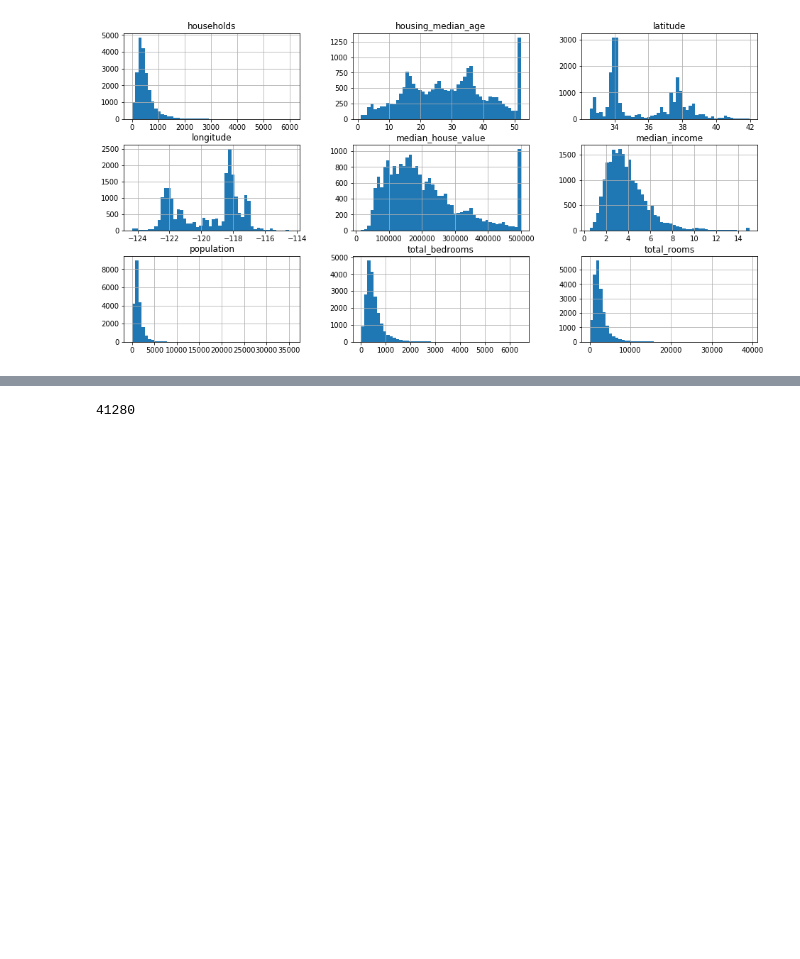
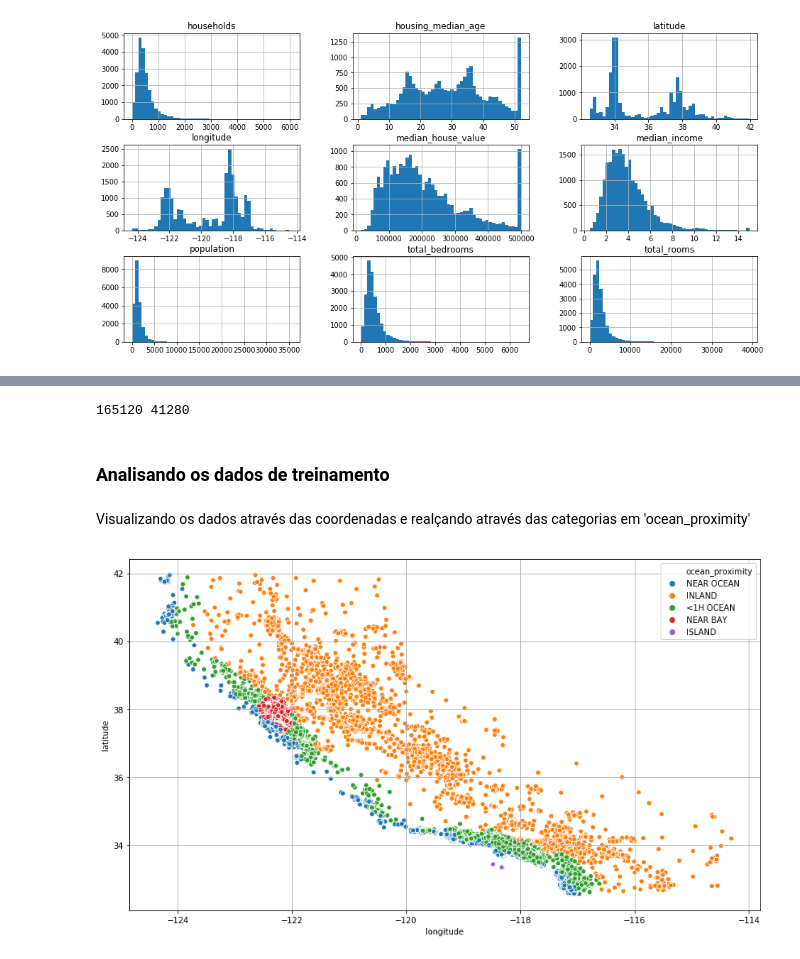
Before and after one commit to paulojunqueira/Python-Projects-and-Studies, a Jupyter notebook: Hands-On Machine Learning With Scikit-Lern and Tensorflow Book Exercises/Capitulo 2.ipynb, the cells around one changed output, grey strips where cells are left out. Drawn from its saved outputs; the diff is of its cells as text; code cells hidden in the pictures; blank space fills up the shorter version.

```diff
--- a/Hands-On Machine Learning With Scikit-Lern and Tensorflow Book Exercises/Capitulo 2.ipynb
+++ b/Hands-On Machine Learning With Scikit-Lern and Tensorflow Book Exercises/Capitulo 2.ipynb
@@ -104,4 +98,16 @@ train_set.size
-# %%
-test_set.size
-# %% [output]
-41280
+# %%
+print(train_set.size, test_set.size)
+# %% [output]
+165120 41280
+# %% [markdown]
+### Analisando os dados de treinamento
+# %%
+housing = train_set.copy()
+# %% [markdown]
+Visualizando os dados através das coordenadas e realçando através das categorias em 'ocean_proximity'
+# %%
+plt.figure(figsize = (14, 8))
+sns.scatterplot(x = 'longitude', y = 'latitude', data = housing, hue ='ocean_proximity')
+plt.grid()
+# %% [output]
+[figure, added]
```
Also changed, not shown: parts of 16 cells of this notebook.
